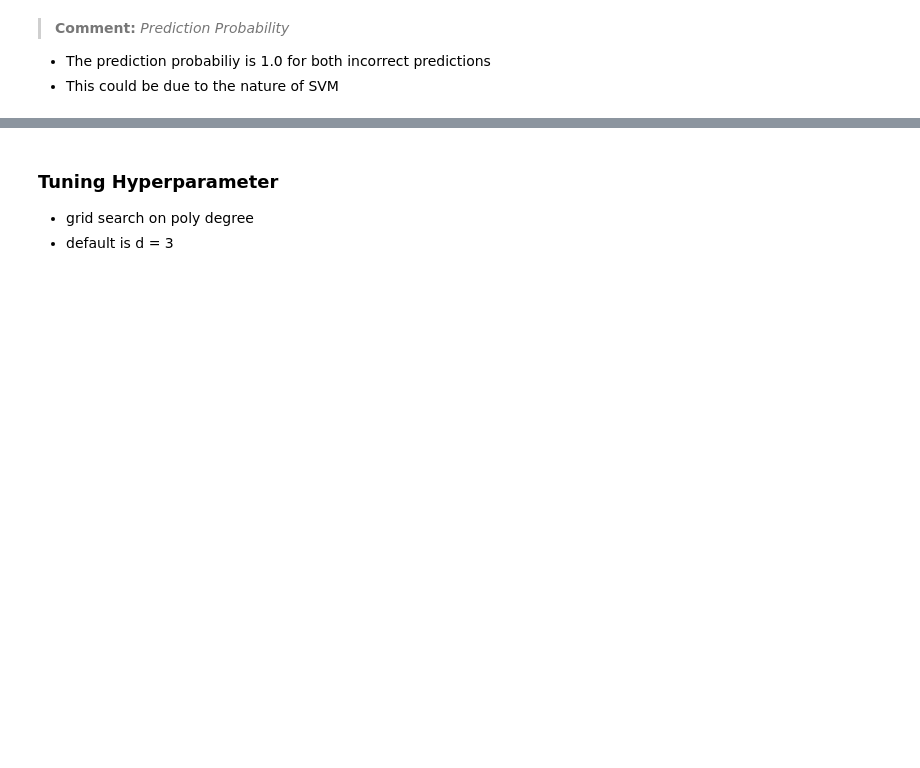
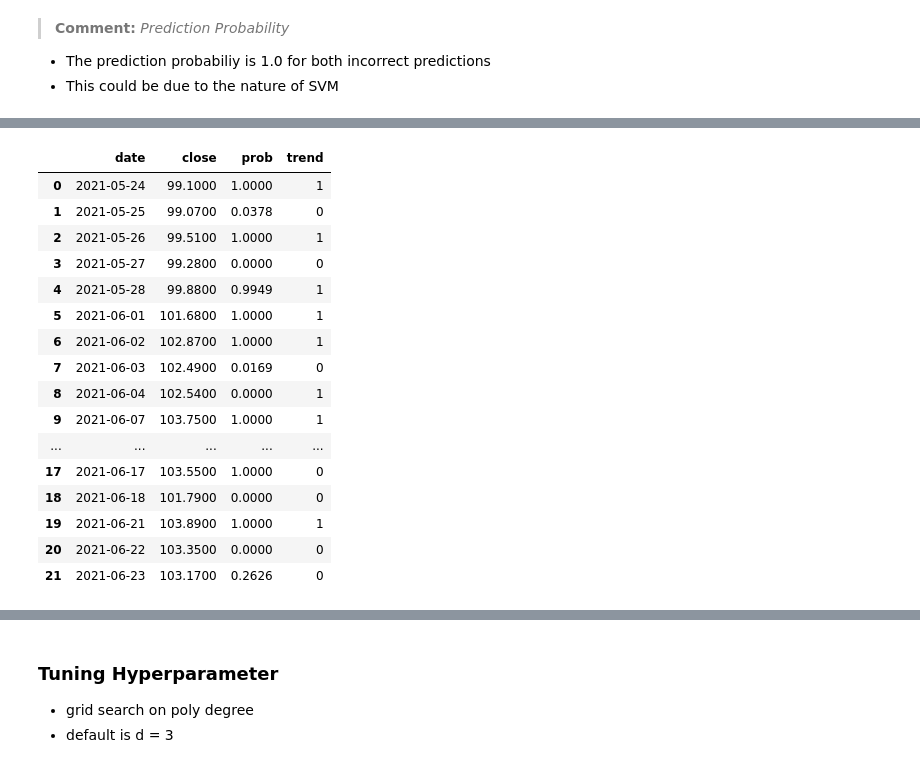
Before and after one commit to jingyunw/Capstone_Project, a Jupyter notebook: notebook/5_Classification.ipynb, the cells around one changed output, grey strips where cells are left out. Saved outputs shown, nothing was run; the diff lists cells and outputs as text; code cells hidden in the pictures; blank space fills up the shorter version.

```diff
--- a/notebook/5_Classification.ipynb
+++ b/notebook/5_Classification.ipynb
@@ -716,0 +739,26 @@ test_result.loc[test_result['true'] != test_result['pred']]
+# %%
+# Create a new df which used for 3D plot
+dff = pd.DataFrame(columns=['date','close', 'prob', 'trend'])
+dff['date'] = test.index
+dff['close'] = test['Close'].values
+dff['prob'] = test_result['uptrend'].values
+dff['trend'] = test['Trend'].values
+dff
+# %% [output]
+|  | date | close | prob | trend |
+| 0 | 2021-05-24 | 99.1000 | 1.0000 | 1 |
+| 1 | 2021-05-25 | 99.0700 | 0.0378 | 0 |
+| 2 | 2021-05-26 | 99.5100 | 1.0000 | 1 |
+| 3 | 2021-05-27 | 99.2800 | 0.0000 | 0 |
+| 4 | 2021-05-28 | 99.8800 | 0.9949 | 1 |
+| 5 | 2021-06-01 | 101.6800 | 1.0000 | 1 |
+| 6 | 2021-06-02 | 102.8700 | 1.0000 | 1 |
+| 7 | 2021-06-03 | 102.4900 | 0.0169 | 0 |
+| 8 | 2021-06-04 | 102.5400 | 0.0000 | 1 |
+| 9 | 2021-06-07 | 103.7500 | 1.0000 | 1 |
+| ... | ... | ... | ... | ... |
+| 17 | 2021-06-17 | 103.5500 | 1.0000 | 0 |
+| 18 | 2021-06-18 | 101.7900 | 0.0000 | 0 |
+| 19 | 2021-06-21 | 103.8900 | 1.0000 | 1 |
+| 20 | 2021-06-22 | 103.3500 | 0.0000 | 0 |
+| 21 | 2021-06-23 | 103.1700 | 0.2626 | 0 |
```
Also changed, not shown: parts of 18 cells of this notebook.
